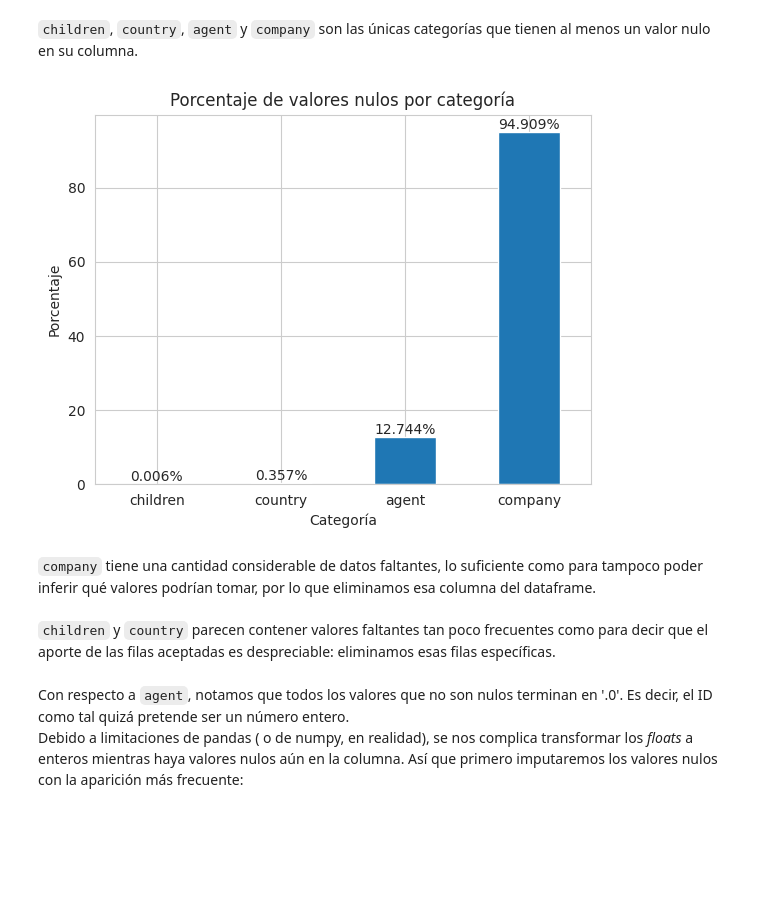
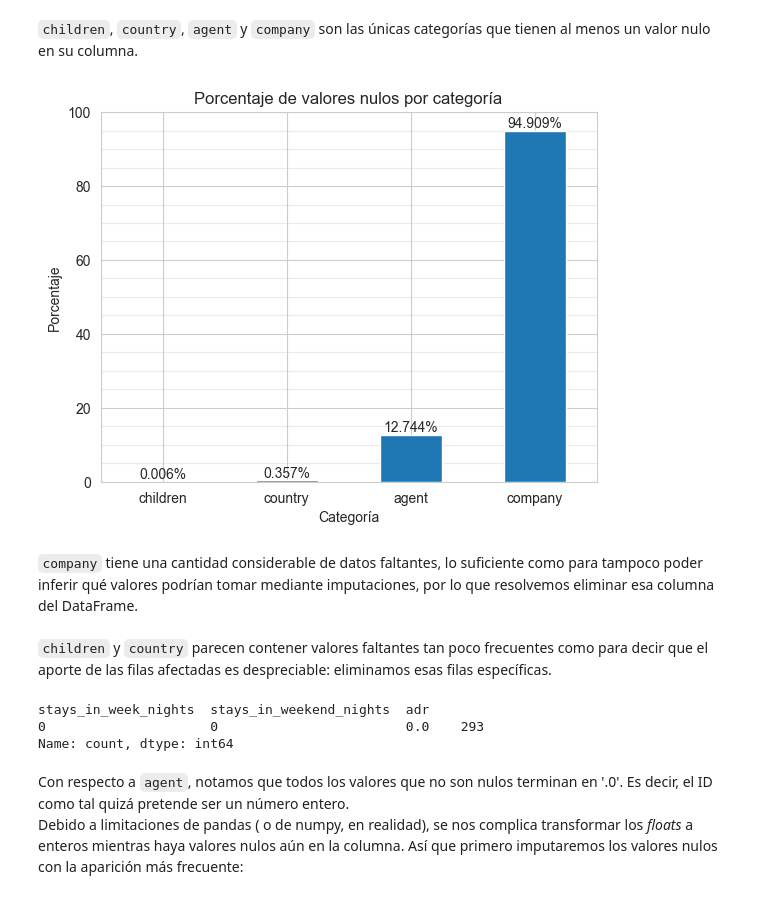
Before and after one commit to NLGS2907/7506R-2C2023-GRUPO03, a Jupyter notebook: TPs/TP1/7506R_TP1_GRUPO03_CHP1_ENTREGA.ipynb, the cells around one changed output. Cells and saved outputs as stored; diff of their text form; code cells hidden in the pictures; blank space fills up the shorter version.

```diff
--- a/TPs/TP1/7506R_TP1_GRUPO03_CHP1_ENTREGA.ipynb
+++ b/TPs/TP1/7506R_TP1_GRUPO03_CHP1_ENTREGA.ipynb
@@ -263,0 +303,28 @@ sns.heatmap(correlaciones)
+# %%
+puntajes_pearson = pd.DataFrame(data={
+    "arrival_date_year / arrival_date_week_number": correlaciones['arrival_date_year']['arrival_date_week_number'],
+    "stays_in_weekend_nights / stays_in_week_nights": correlaciones['stays_in_weekend_nights']['stays_in_week_nights'],
+    "previous_bookings_not_canceled / is_repeated_guest": correlaciones["previous_bookings_not_canceled"]["is_repeated_guest"],
+    "agent / company": correlaciones["agent"]["company"]},
+                                index=["Pearson"])
+# %%
+ax = puntajes_pearson.plot.bar(ylabel="Puntaje de Pearson",
+                               xlabel="Categorías",
+                               figsize=(6, 6),
+                               rot=0.0,
+                               xticks=[])
+
+# Detalles
+plt.title("Puntaje de Pearson de pares sobresalientes", y=1.03, fontdict={"weight": "bold"})
+ax.set_xlim(-0.26, 0.26)
+ax.legend(labels=[cat.replace(" ", "\n", 1) for cat in puntajes_pearson.columns],
+          loc=(0.3, 0.15))
+for cont in ax.containers:
+    ax.bar_label(container=cont, padding=-15)
+
+# grilla
+min_y, max_y = -0.6, 0.61
+ax.set_yticks(np.arange(min_y, max_y, 0.1))
+ax.set_yticks(np.arange(min_y, max_y, 0.05), minor=True)
+ax.grid(which="major", alpha=1.0)
+ax.grid(which="minor", alpha=0.5)
@@ -300,18 +579,30 @@ df_columnas_con_nulos.head(10)
 # %%
 serie_col_con_nulos = df_columnas_con_nulos.isna().sum() / len(df_columnas_con_nulos.index) * 100
 
-sns.set_style("whitegrid")
 ax = serie_col_con_nulos.plot.bar(title="Porcentaje de valores nulos por categoría",
-                                  xlabel="Categoría", ylabel="Porcentaje", rot=0.0)
+                                  xlabel="Categoría", ylabel="Porcentaje", rot=0.0,
+                                  yticks=np.arange(0, 101, 20))
+ax.set_yticks(np.arange(0, 101, 5), minor=True)
+ax.grid(which="major", alpha=1.0)
+ax.grid(which="minor", alpha=0.4)
 for cont in ax.containers:
     ax.bar_label(container=cont, fmt="%1.3f%%")
 # %% [output]
-[figure, old version]
+[figure, new version]
 # %% [markdown]
-`company` tiene una cantidad considerable de datos faltantes, lo suficiente como para tampoco poder inferir qué valores podrían tomar, por lo que eliminamos esa columna del dataframe. <br/><br/>
-`children` y `country` parecen contener valores faltantes tan poco frecuentes como para decir que el aporte de las filas aceptadas es despreciable: eliminamos esas filas específicas.
+`company` tiene una cantidad considerable de datos faltantes, lo suficiente como para tampoco poder inferir qué valores podrían tomar mediante imputaciones, por lo que resolvemos eliminar esa columna del DataFrame. <br/><br/>
+`children` y `country` parecen contener valores faltantes tan poco frecuentes como para decir que el aporte de las filas afectadas es despreciable: eliminamos esas filas específicas.
 # %%
 df_sanitizada = df_trabajo.drop(columns=["company"]).dropna(axis="index", subset=["children", "country"])
+# %%
+prueba = df_sanitizada[(df_sanitizada["stays_in_week_nights"] == 0) & (df_sanitizada["stays_in_weekend_nights"] == 0)][
+    ["stays_in_week_nights", "stays_in_weekend_nights", "adr"]
+]
+prueba.value_counts()
+# %% [output]
+stays_in_week_nights  stays_in_weekend_nights  adr
+0                     0                        0.0    293
+Name: count, dtype: int64
 # %% [markdown]
 Con respecto a `agent`, notamos que todos los valores que no son nulos terminan en '.0'. Es decir, el ID como tal quizá pretende ser un número entero. <br/>
 Debido a limitaciones de pandas ( o de numpy, en realidad), se nos complica transformar los _floats_ a enteros mientras haya valores nulos aún en la columna. Así que primero imputaremos los valores nulos con la aparición más frecuente:
```
Also changed, not shown: parts of 84 cells of this notebook.
